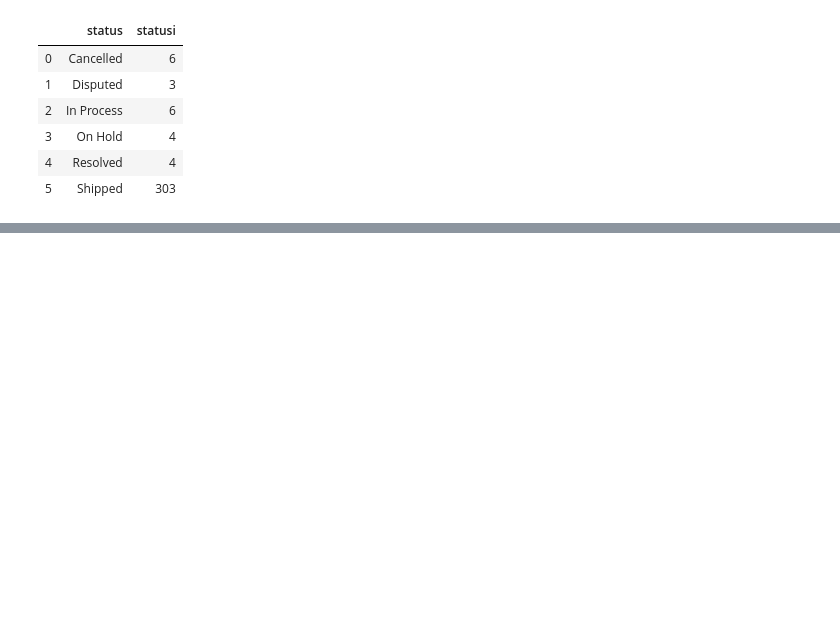
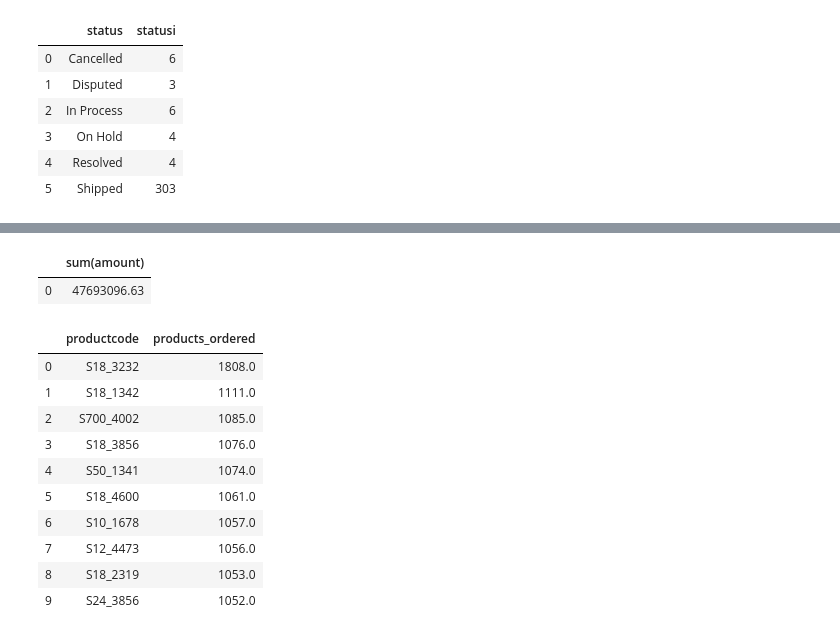
Before and after one commit to EduardsSevcenko/RCS_course, a Jupyter notebook: 3_sql_DBs/Prakse_1.ipynb, the cells around one changed output, grey strips where cells are left out. Saved outputs shown, nothing was run; the diff lists cells and outputs as text; code cells hidden in the pictures; blank space fills up the shorter version.

```diff
--- a/3_sql_DBs/Prakse_1.ipynb
+++ b/3_sql_DBs/Prakse_1.ipynb
@@ -107,6 +161,53 @@ sql.query("SELECT status, count(*) as statusi from orders group by status")
+# %%
+q3_2 = """
+select
+    sum(amount)
+from
+    payments join orders on
+    payments.customernumber = orders.customernumber
+where
+    status = 'shipped'
+"""
+sql.query(q3_2)
+# %% [output]
+|  | sum(amount) |
+| 0 | 47693096.63 |
 # %%
 # Uzdevums:
 # 1. Atlasiet 10 visvairāk pārdotās preces
+top_sold = """
+select
+    productcode,
+    sum(quantityordered) as products_ordered
+from
+    (
+        select
+            productcode,
+            quantityordered
+        from
+            orderdetails
+    ) details
+group by
+    productcode
+order by
+    products_ordered desc
+limit
+    10
+"""
+sql.query(top_sold)
+
 # 2. Izpētiet datus un izdomājiet pie kādiem nosacījumiem preču skaits būtu jāpapildina
 # (pieņemsim, ka pārdošanai pieejamo preču skaits ir papildināms par jebkādu skaitu 2 dienās)
 # 3. Atlasiet preces, kuras būtu jāiepērk pēc šiem izvēlētajiem kritērijiem
+# %% [output]
+|  | productcode | products_ordered |
+| 0 | S18_3232 | 1808.0 |
+| 1 | S18_1342 | 1111.0 |
+| 2 | S700_4002 | 1085.0 |
+| 3 | S18_3856 | 1076.0 |
+| 4 | S50_1341 | 1074.0 |
+| 5 | S18_4600 | 1061.0 |
+| 6 | S10_1678 | 1057.0 |
+| 7 | S12_4473 | 1056.0 |
+| 8 | S18_2319 | 1053.0 |
+| 9 | S24_3856 | 1052.0 |
```
Also changed, not shown: parts of 10 cells of this notebook, 11 other files.
